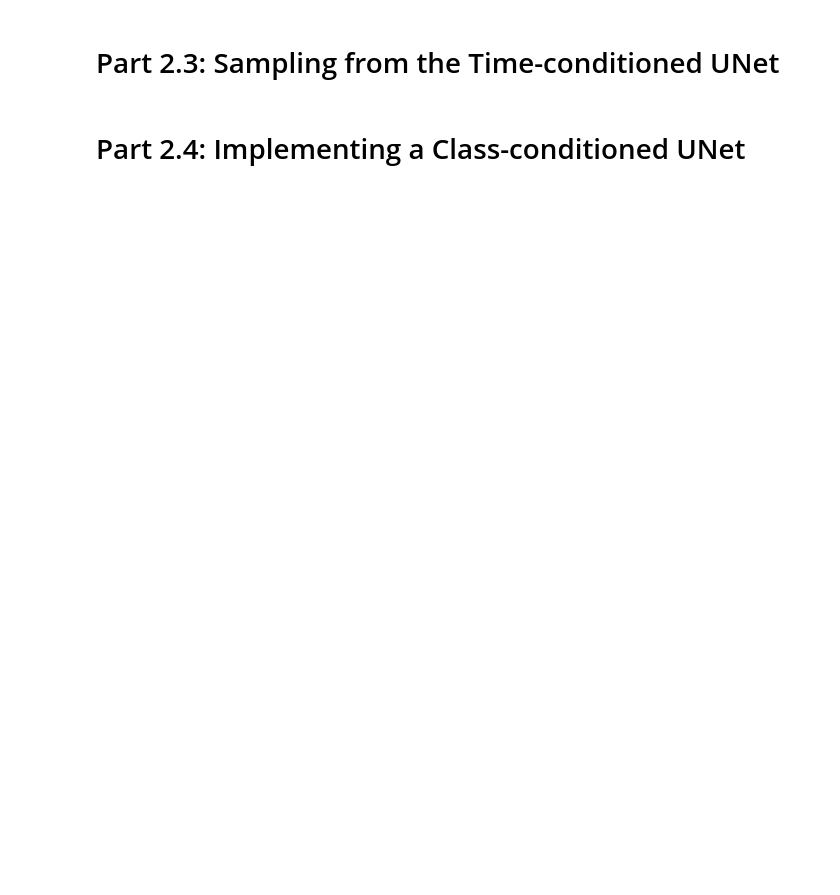
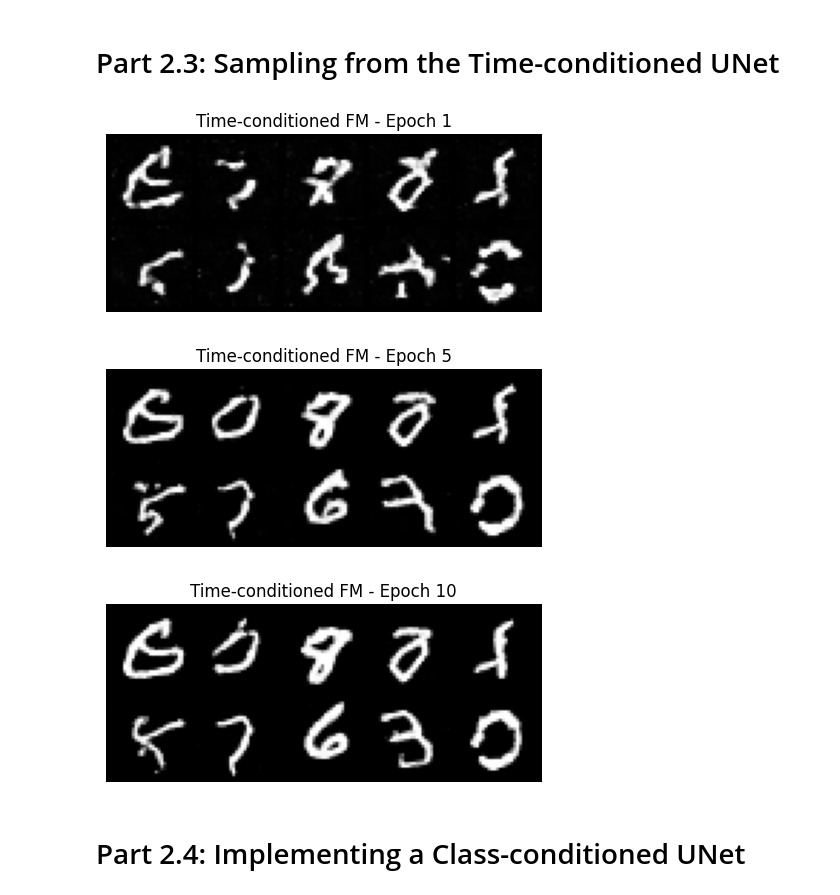
Before and after one commit to RishbhaJain/computer-vision-cs280A, a Jupyter notebook: partb.ipynb, the cells around one changed output. Cells and saved outputs as stored; diff of their text form; code cells hidden in the pictures; blank space fills up the shorter version.

```diff
--- a/partb.ipynb
+++ b/partb.ipynb
@@ -643,7 +643,7 @@ class TimeConditionalUNet(nn.Module):
         self.flatten = Flatten()
         self.unflatten = Unflatten(2*num_hiddens)
         self.fc1_t = FCBlock(1,2*num_hiddens)
-        self.fc2_t = FCBlock(1,D)
+        self.fc2_t = FCBlock(1,num_hiddens)
         self.up1 = UpBlock(4*num_hiddens, num_hiddens)
         self.up2 = UpBlock(2*num_hiddens, num_hiddens)
         self.conv_out = ConvBlock(2*num_hiddens, num_hiddens)
@@ -652,7 +652,11 @@ class TimeConditionalUNet(nn.Module):
 
         # ===== end of code ====
 
-    def forward(self, x: torch.Tensor) -> torch.Tensor:
+    def forward(
+    self,
+    x: torch.Tensor,
+    t: torch.Tensor
+) -> torch.Tensor:
         assert x.shape[-2:] == (28, 28), "Expect input shape to be (28, 28)."
         # ===== your code here! ====
         t = t.float().reshape(-1, 1)
@@ -848,2 +953,63 @@ class TimeConditionalFM(nn.Module):
+# %%
+# Sampling from the UNet
+# ===== your code here! ====
+
+from pathlib import Path
+import torch
+
+checkpoint_dir = Path("checkpoints")
+
+for epoch in [1, 5, 10]:
+
+    checkpoint_path = (
+        checkpoint_dir / f"time_fm_epoch_{epoch}.pth"
+    )
+
+    # Load saved checkpoint
+    checkpoint = torch.load(
+        checkpoint_path,
+        map_location=device,
+        weights_only=True
+    )
+
+    # Create fresh model with same architecture
+    unet_sample = TimeConditionalUNet(
+        in_channels=1,
+        num_classes=10,
+        num_hiddens=64
+    ).to(device)
+
+    fm_sample_model = TimeConditionalFM(
+        unet=unet_sample,
+        num_ts=50,
+        img_hw=(28, 28)
+    ).to(device)
+
+    # Restore learned weights
+    fm_sample_model.load_state_dict(
+        checkpoint["model_state_dict"]
+    )
+
+    fm_sample_model.eval()
+
+    # Generate 10 images with the same initial noise
+    generated = fm_sample_model.sample(
+        img_wh=(28, 28),
+        seed=42
+    )
+
+    show_grid(
+        generated,
+        f"Time-conditioned FM - Epoch {epoch}",
+        f"time_fm_epoch_{epoch}_samples.png",
+        nrow=5
+    )
+
+
+# ===== end of code ====
+# %% [output]
+[figure, added]
+[figure, added]
+[figure, added]
 # %% [markdown]
 # Part 2.4: Implementing a Class-conditioned UNet
```
Also changed, not shown: parts of 24 cells of this notebook.
